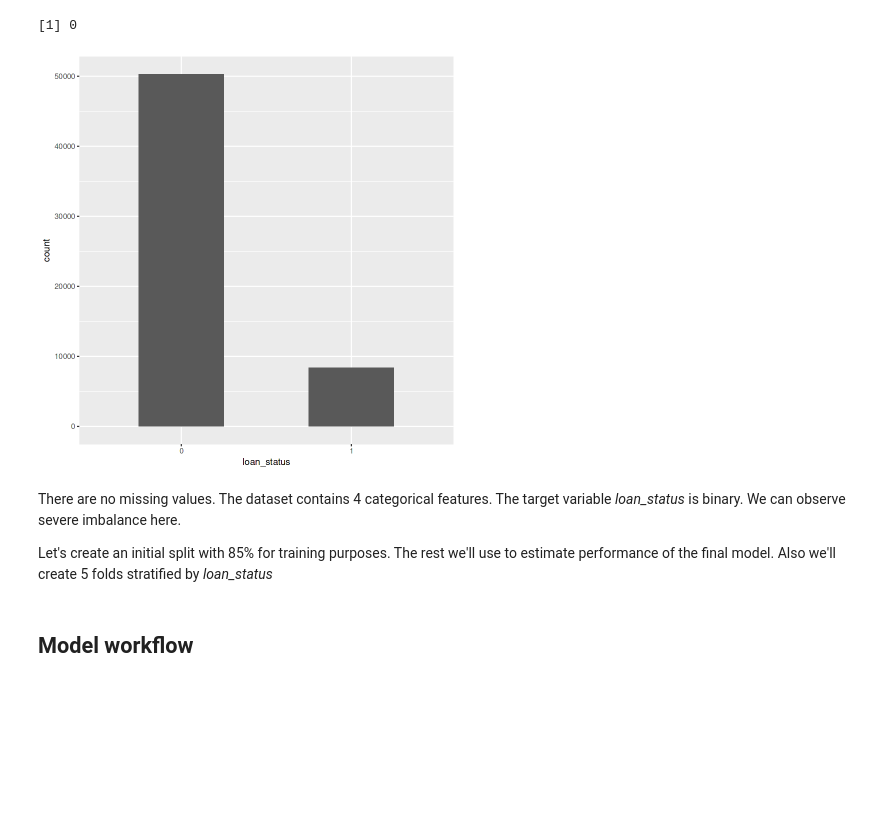
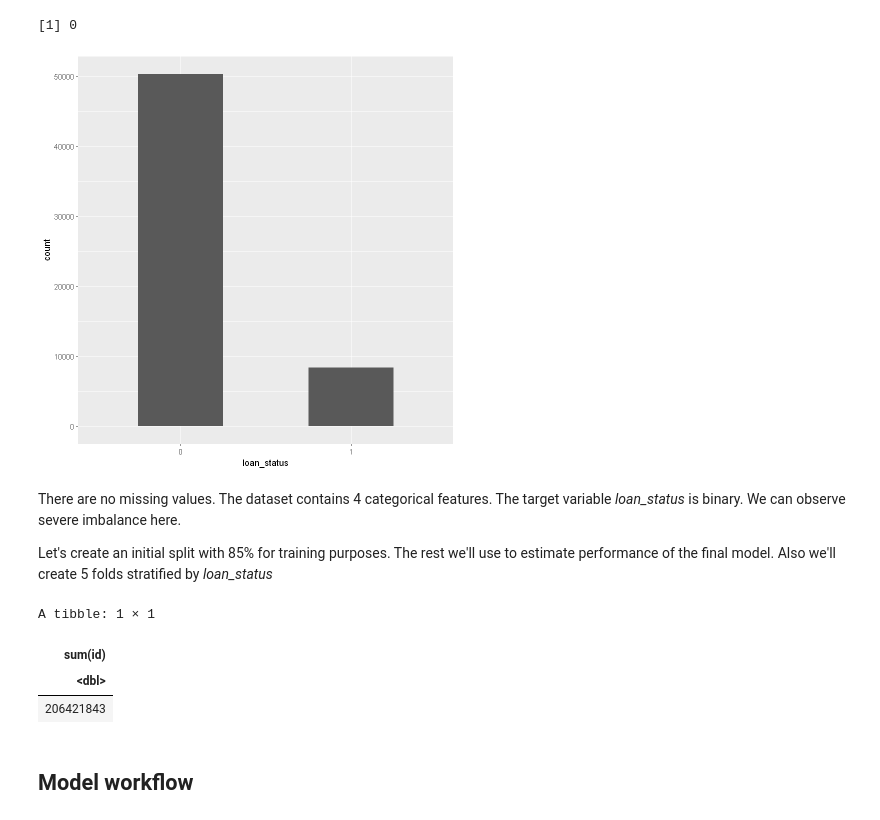
Before and after one commit to Wang-Yong2018/s4e10_loan_status, a Jupyter notebook: tidy-loaner.ipynb, the cells around one changed output. Cells and saved outputs as stored; diff of their text form; code cells hidden in the pictures; blank space fills up the shorter version.

```diff
--- a/tidy-loaner.ipynb
+++ b/tidy-loaner.ipynb
@@ -19,9 +35,9 @@ NameError: name 'library' is not defined
 # %% [markdown]
 ## Loading and splitting
 # %%
-train <- read_csv("/kaggle/input/playground-series-s4e10/train.csv") |>
+train <- read_csv("../input/playground-series-s4e10/train.csv") |>
     mutate(loan_status = as_factor(loan_status))
-test <- read_csv("/kaggle/input/playground-series-s4e10/test.csv")
+test <- read_csv("../input/playground-series-s4e10/test.csv")
 # %% [output]
 Rows: 58645 Columns: 13
 ── Column specification ────────────────────────────────────────────────────────
@@ -68,7 +84,7 @@ drop <- c("id", "person_age")
 ggplot(train, aes(loan_status)) +
 geom_bar(width = 0.5)
 # %% [output]
-[figure, old version]
+[figure, new version]
 # %% [markdown]
 There are no missing values. The dataset contains 4 categorical features. The target variable *loan_status* is binary. We can observe severe imbalance here.
 
@@ -78,6 +95,13 @@ splits <- initial_split(train, prop = 0.85, strata = loan_status)
 tr <- training(splits)
 te <- testing(splits)
 folds <- vfold_cv(tr, v = 5, strata = loan_status)
+# %%
+tr |> filter(loan_status=='1')|>summarise(sum(id))
+# %% [output]
+A tibble: 1 × 1
+| sum(id) |
+| <dbl> |
+| 206421843 |
 # %% [markdown]
 ## Model workflow
 # %% [markdown]
```
Also changed, not shown: parts of 4 cells of this notebook, 1 other file.
